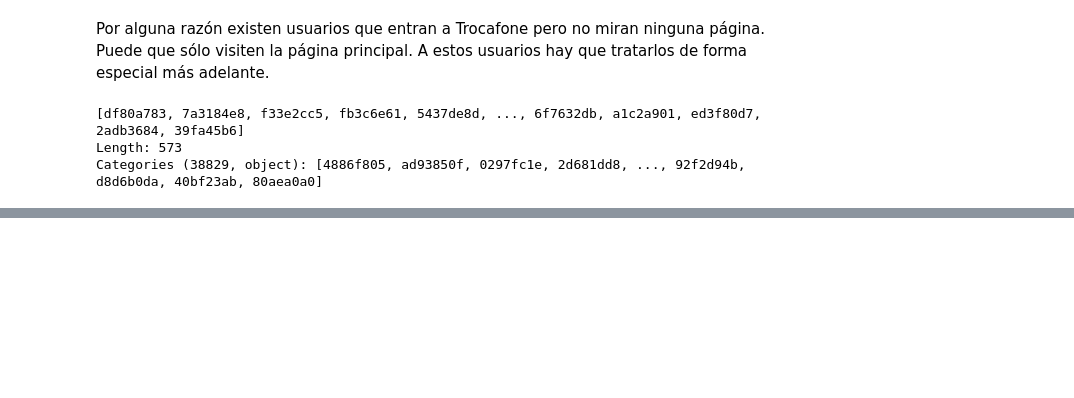
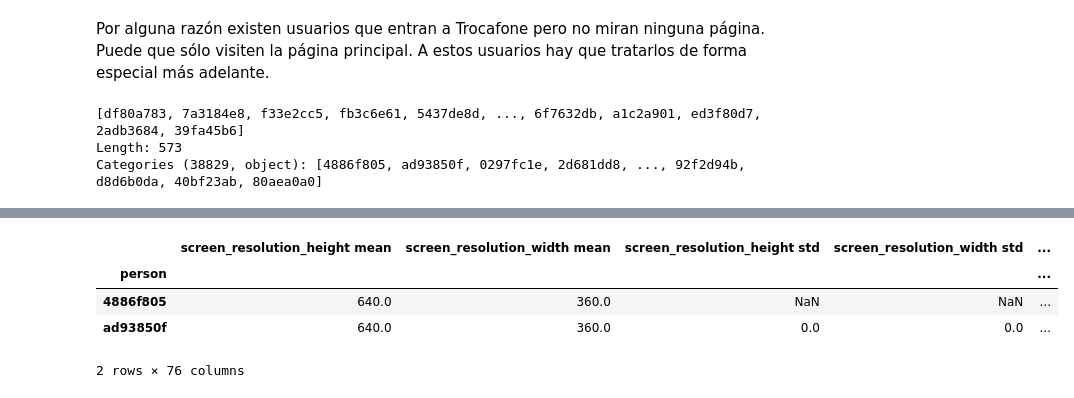
Before and after one commit to seblaz/7506-datos-tp2, a Jupyter notebook: Features/Features Seba.ipynb, the cells around one changed output, grey strips where cells are left out. Saved outputs shown, nothing was run; the diff lists cells and outputs as text; code cells hidden in the pictures; blank space fills up the shorter version.

```diff
--- a/Features/Features Seba.ipynb
+++ b/Features/Features Seba.ipynb
@@ -726,0 +693,11 @@ Name: model, Length: 573, dtype: int64
+# %%
+df_features = df_features.merge(sku_mas_probable, how='left', on='person')
+df_features.loc[:, 'cantidad de eventos para el sku más probable'].fillna(0, inplace=True)
+df_features.loc[:, 'sku mas probable'].fillna(sku_mas_probable['sku mas probable'].max()+1, inplace=True)
+df_features.head(2)
+# %% [output]
+|  | screen_resolution_height mean | screen_resolution_width mean | screen_resolution_height std | screen_resolution_width std | ... |
+| person |  |  |  |  | ... |
+| 4886f805 | 640.0 | 360.0 | NaN | NaN | ... |
+| ad93850f | 640.0 | 360.0 | 0.0 | 0.0 | ... |
+2 rows × 76 columns
```
Also changed, not shown: parts of 21 cells of this notebook.
